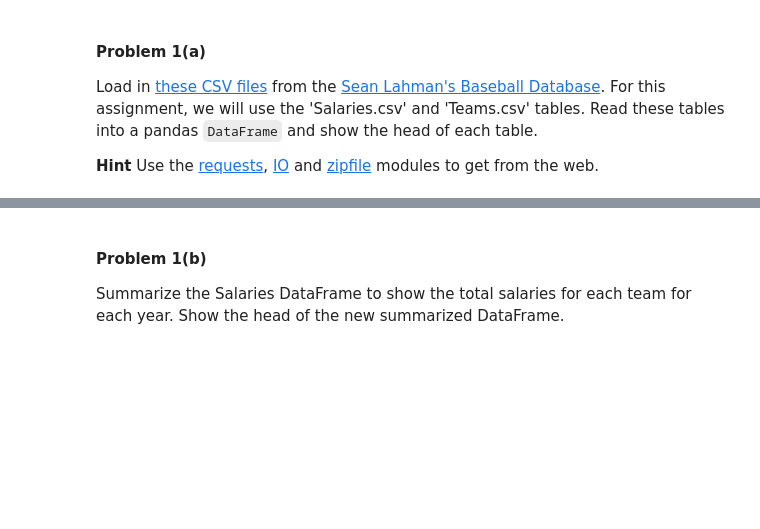
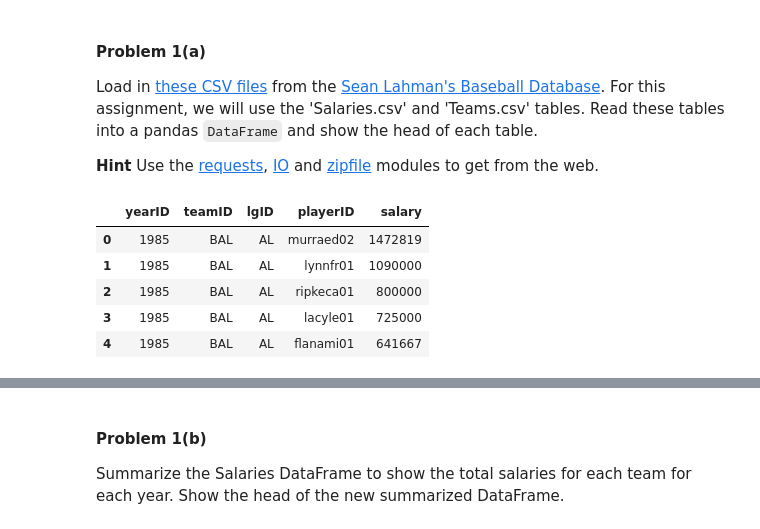
Before and after one commit to SupaStuff/599_hw, a Jupyter notebook: 1/HW1Prob1.ipynb, the cells around one changed output, grey strips where cells are left out. Drawn from its saved outputs; the diff is of its cells as text; code cells hidden in the pictures; blank space fills up the shorter version.

```diff
--- a/1/HW1Prob1.ipynb
+++ b/1/HW1Prob1.ipynb
@@ -56,0 +66,11 @@ Load in [these CSV files](http://seanlahman.com/files/database/lahman-csv_2014-0
+# %%
+#Read these tables into a pandas DataFrame and show the head of each table.
+salaries = pd.read_csv(zip.open("Salaries.csv"))
+salaries.head()
+# %% [output]
+|  | yearID | teamID | lgID | playerID | salary |
+| 0 | 1985 | BAL | AL | murraed02 | 1472819 |
+| 1 | 1985 | BAL | AL | lynnfr01 | 1090000 |
+| 2 | 1985 | BAL | AL | ripkeca01 | 800000 |
+| 3 | 1985 | BAL | AL | lacyle01 | 725000 |
+| 4 | 1985 | BAL | AL | flanami01 | 641667 |
```
Also changed, not shown: parts of 11 cells of this notebook.
